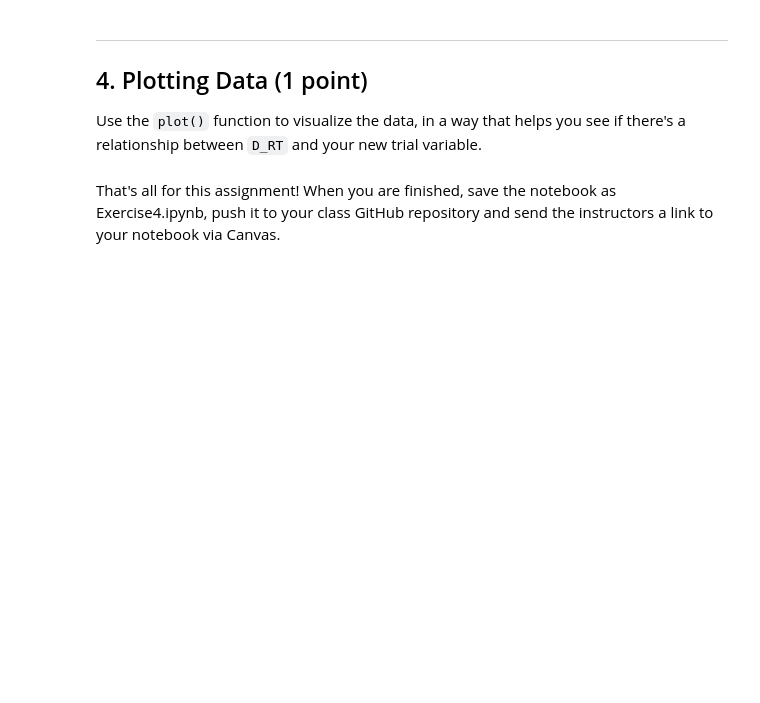
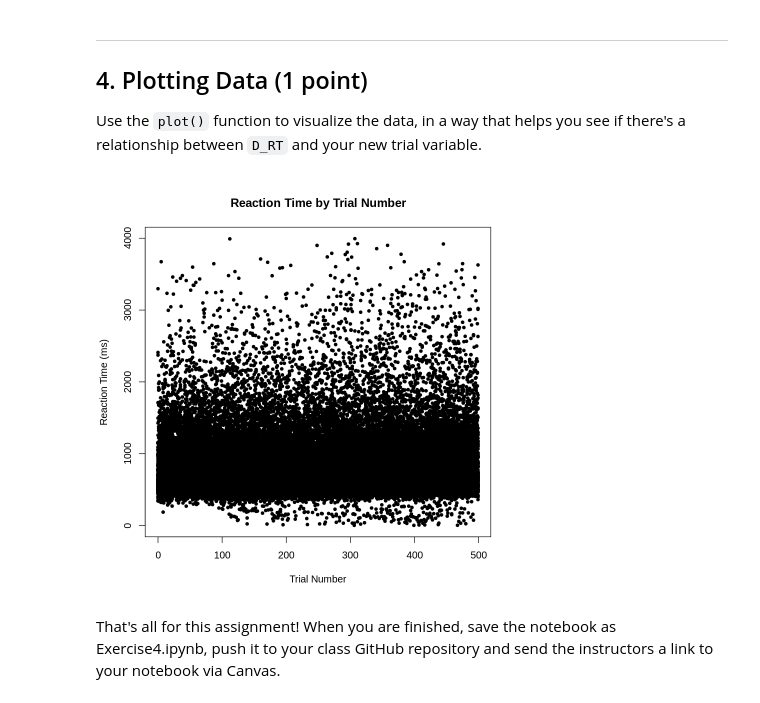
Before and after one commit to kechase/Chase_DSPN_S25, a Jupyter notebook: ExerciseSubmissions/Exercise_4/KChase_Exercise_4_Data_cleansing_techniques_for_data_cleansing.ipynb, the cells around one changed output. Drawn from its saved outputs; the diff is of its cells as text; code cells hidden in the pictures; blank space fills up the shorter version.

```diff
--- a/ExerciseSubmissions/Exercise_4/KChase_Exercise_4_Data_cleansing_techniques_for_data_cleansing.ipynb
+++ b/ExerciseSubmissions/Exercise_4/KChase_Exercise_4_Data_cleansing_techniques_for_data_cleansing.ipynb
@@ -24,0 +16,9 @@ setwd("~/Documents/workspace/Data-Science-for-Psychology-and-Neuro/ExerciseSubmi
+# %%
+# Download the data file using gdown (as suggested in the notebook comments)
+system("gdown --id 1wSvRPME5NimUDa0t3WqNSGzimLB1uNa7")
+
+# Read the CSV file into a variable
+lexdata <- read.csv("LexicalData_toclean.csv")
+
+# Look at the first few rows
+head(lexdata)
@@ -38,0 +47,14 @@ Write code that will copy the data to a new variable and make the above changes.
+# %%
+library(tidyverse)
+
+tidy_lexdata <- lexdata %>%
+
+  # Remove commas and convert D_RT to numeric
+  mutate(D_RT = as.numeric(gsub(",", "", D_RT))) %>%
+  # Remove rows with missing reaction times
+  filter(!is.na(D_RT)) %>%
+  # Make sure RTs are positive
+  filter(D_RT > 0)
+
+# Look at tidyed up first few rows
+head(tidy_lexdata)
@@ -58,0 +105,7 @@ Now, we'll use `mutate` to re-number the trials, starting from 0 instead of 1. M
+# %%
+# Assign the modified data frame to a variable
+tidy_lexdata <- tidy_lexdata %>%  #re-number the trials, starting from 0 instead of 1
+    mutate(trial_0 = Trial - 1) %>%
+    relocate(trial_0, .before = Trial) #move next to original Trials column for easy comparison
+
+head (tidy_lexdata)
@@ -66,3 +127,12 @@ Use the `plot()` function to visualize the data, in a way that helps you see if
+# %%
+# Plot reaction time vs trial number
+plot(tidy_lexdata$trial_0, tidy_lexdata$D_RT,
+    xlab = "Trial Number",
+    ylab = "Reaction Time (ms)",
+    main = "Reaction Time by Trial Number",
+    pch = 20)  # pch=20 makes smaller dots for better visibility
+# %% [output]
+[figure, added]
 # %% [markdown]
 That's all for this assignment! When you are finished, save the notebook as Exercise4.ipynb, push it to your class GitHub repository and send the instructors a link to your notebook via Canvas.
 # %% [markdown]
```
Also changed, not shown: parts of 12 cells of this notebook.
